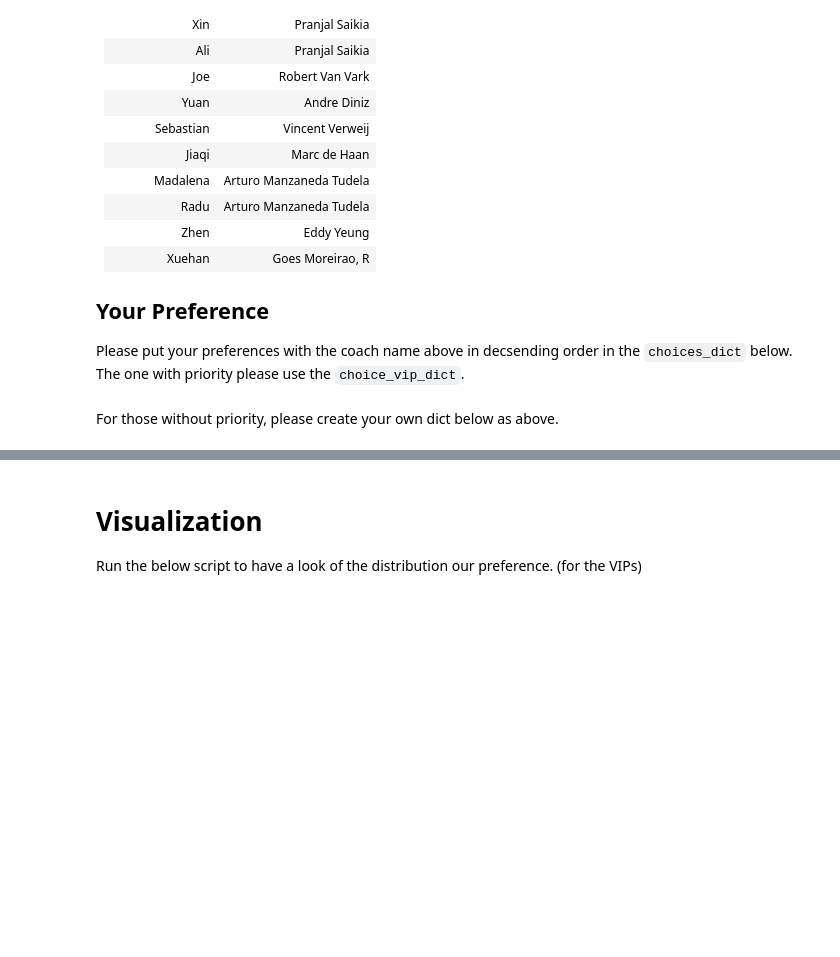
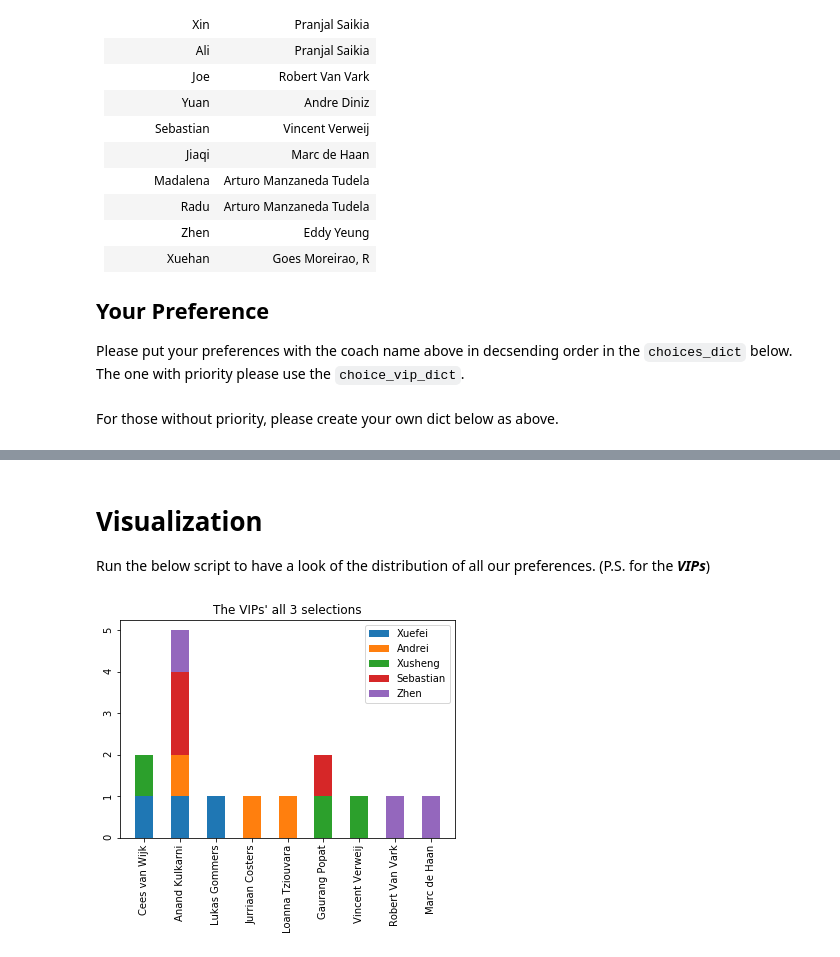
Before and after one commit to xS-Sx/Choices_Visualization, a Jupyter notebook: choices_visualization.ipynb, the cells around one changed output, grey strips where cells are left out. Saved outputs shown, nothing was run; the diff lists cells and outputs as text; code cells hidden in the pictures; blank space fills up the shorter version.

```diff
--- a/choices_visualization.ipynb
+++ b/choices_visualization.ipynb
@@ -39,11 +39,11 @@ Xuehan | Goes Moreirao, R
 Please put your preferences with the coach name above in decsending order in the `choices_dict` below. The one with priority please use the `choice_vip_dict`.
 # %%
 choice_vip_dict = {
-    'Xuefei': ['Anand Kulkarni', 'Anand Kulkarni', 'Anand Kulkarni'],
-    'Andrei': ['Anand Kulkarni', 'Anand Kulkarni', 'Anand Kulkarni'],
+    'Xuefei': ['Cees van Wijk', 'Anand Kulkarni', 'Lukas Gommers'],
+    'Andrei': ['Jurriaan Costers', 'Loanna Tziouvara', 'Anand Kulkarni'],
     'Xusheng': ['Gaurang Popat', 'Cees van Wijk', 'Vincent Verweij'],
-    'Sebastian': ['Anand Kulkarni', 'Anand Kulkarni', 'Anand Kulkarni'],
-    'Zhen': ['Anand Kulkarni', 'Anand Kulkarni', 'Anand Kulkarni']
+    'Sebastian': ['Gaurang Popat', 'Anand Kulkarni', 'Anand Kulkarni'],
+    'Zhen': ['Robert Van Vark', 'Anand Kulkarni', 'Marc de Haan']
 }
 # %% [markdown]
 For those without priority, please create your own dict below as above.
@@ -54,3 +54,3 @@ dict_values([['Anand Kulkarni', 'Anand Kulkarni', 'Anand Kulkarni'], ['Anand Kul
 # %% [markdown]
 # Visualization
-Run the below script to have a look of the distribution our preference. (for the VIPs)
+Run the below script to have a look of the distribution of all our preferences. (P.S. for the _**VIPs**_)
@@ -60,0 +57,14 @@ import pandas as pd
+# %%
+import matplotlib.pyplot as plt
+import numpy as np
+
+# all preferences visualization
+tb_value = list(choice_vip_dict.values())
+bins_N = np.unique(tb_value).shape[0]
+plt.hist(tb_value, bins=bins_N, histtype='barstacked', rwidth=0.5, range=(0, bins_N), align='left', label=choice_vip_dict.keys())
+plt.title('The VIPs\' all 3 selections')
+plt.tick_params(labelrotation=90)
+plt.legend()
+plt.show()
+# %% [output]
+[figure, added]
```
Also changed, not shown: parts of 4 cells of this notebook.
